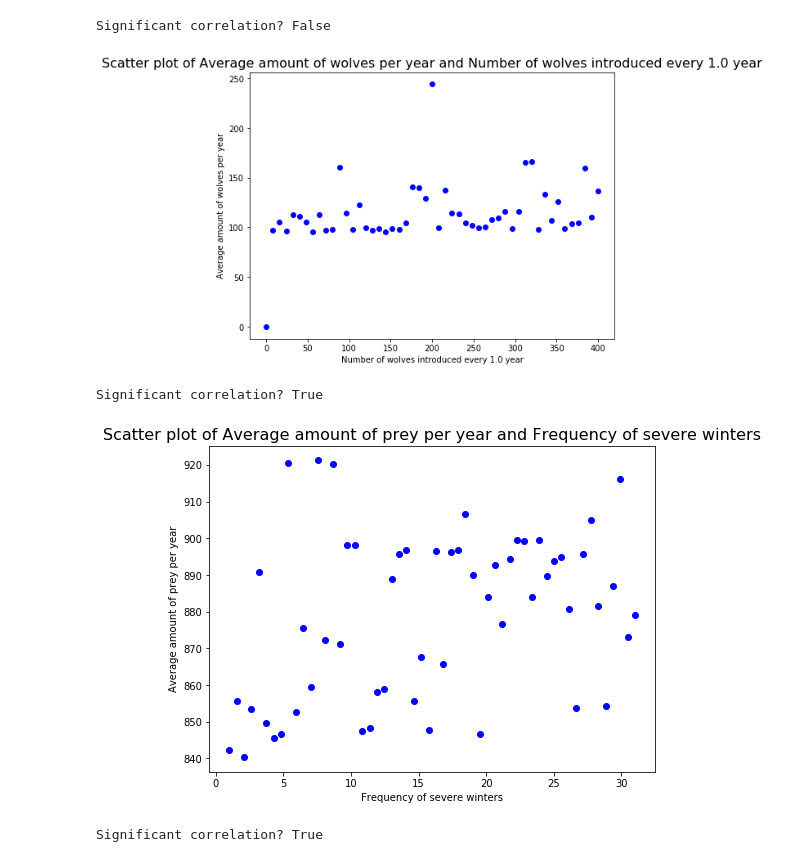
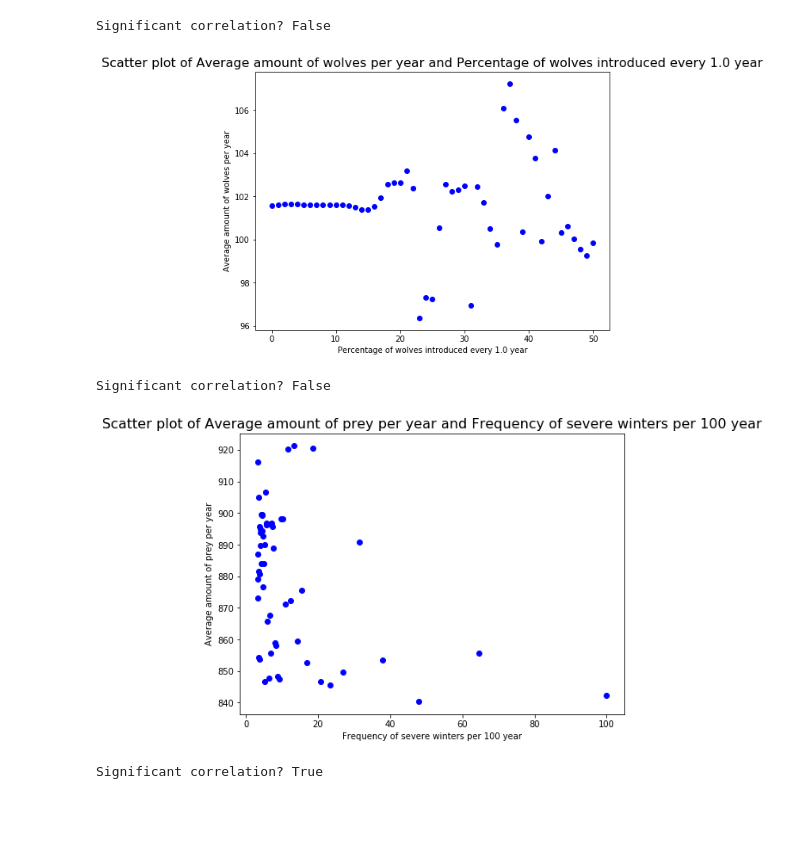
Before and after one commit to LvZut/Modeling-wolf-population-in-the-Netherlands, a Jupyter notebook: Lotka-Volterra test.ipynb, the cells around one changed output. Cells and saved outputs as stored; diff of their text form; code cells hidden in the pictures; blank space fills up the shorter version.

```diff
--- a/Lotka-Volterra test.ipynb
+++ b/Lotka-Volterra test.ipynb
@@ -286,15 +286,16 @@ def students_t_test(results, mean):
 # %%
 def test_significance(results, mean):
-    # Mean value is the 0 value, event does not happen.
+    """Check if correlation is significant by performing a t-test and checking the resulting p value."""
     _, p = students_t_test(results, mean)
     significant = False
 
-    # P < 0.05, null hypothesis rejected. Mean of results is significantly different from given mean.
+    # p < 0.05, null hypothesis rejected. Mean of results is significantly different from given mean.
     if p < 0.05:
         significant = True
     return significant
 # %%
 def make_scatter_plot(independant, dependant, independant_name, dependant_name):
+    """Make a scatter plot with the given data and names."""
     plt.figure(figsize=(8,6))
     plt.scatter(independant, dependant, c='b')
     plt.ylabel(dependant_name)
@@ -303,9 +304,8 @@ def make_scatter_plot(independant, dependant, independant_name, dependant_name):
     plt.show()
 # %%
 def average_amount_array(data_array, time_array):
+    """Return the average amount of animals per year by dividing the area under the graph by 100."""
     area = integrate.simps(data_array, time_array)
-
-    # The period is 100 years.
     return area/100
 # %%
 def avg_animals_integrate(index, p_min, p_max, steps, params, t_array, type='per'):
@@ -323,10 +325,11 @@ def avg_animals_integrate(index, p_min, p_max, steps, params, t_array, type='per
     return indep_var, results
 # %%
 def avg_animals_winters(p_min, p_max, steps, params, t_array, type='per'):
+    """Calculate for different frequency of severe winters, the average amount of prey per year."""
     results = []
     periods = np.linspace(p_min, p_max, steps+1)
 
-    # Calculate total avg amount of prey if every p year is severe winter.
+    # Calculate total average amount of prey if every p year 1 severe winter occurs.
     for p in periods:
         params[4] = p
         avg_roe = average_amount_array(lotka_volterra(params)[1], t_array)
@@ -799,37 +818,36 @@ Significant correlation? True
 [figure]
 Significant correlation? False
 # %%
-# Average amount of animals and percentage of wolves introduced
+# Make the parameters for percentage of wolves introduced.
 params_wolf = [init_wolf, init_deer, init_boar, step1, 365.25, 0, 'none', 'none', 'none', True, False, False]
 
 # Make data points for the different species.
-wolf_num, wolf_res = avg_animals_integrate(0, 0, 40, 50, params_wolf, t, type='num')
-wolf_num *= 10
+wolf_num, wolf_res = avg_animals_integrate(0, 0, -50, 50, params_wolf, t)
+wolf_num *= -1
 
-# Make scatter plots for the different species.
-make_scatter_plot(wolf_num, wolf_res, 'Number of wolves introduced every %s year' % str(params_wolf[4]/365.25),
+# Plot the data and check if the correlation is significant.
+make_scatter_plot(wolf_num, wolf_res, 'Percentage of wolves introduced every %s year' % str(params_wolf[4]/365.25),
                   'Average amount of wolves per year')
 print('Significant correlation? %s' % test_significance(wolf_res, mean_wolf))
 # %% [output]
-[figure, old version]
+[figure, new version]
-Significant correlation? True
+Significant correlation? False
 # %%
-# Average amount of animals and frequency of severe winters. In severe winter growth is decreased with 9/10.
+# Make the parameters for frequency of severe winters. In severe winter growth is decreased with 9/10.
 params_winter = [init_wolf, init_deer, init_boar, step1, 365.25, 0.9, 'none', 'none', 'none',
                  False, True, False]
 
-# Make data points for severe winter
+# Make data points for severe winter, where severe winters appear every 1-31 years.
 per_win, tot_prey = avg_animals_winters(365.25, 31*365.25, 55, params_winter, t)
-per_win /= 365.25
+per_win = 100 / (per_win/365.25)
 
 # Calculate mean, no events happening.
-params_mean = [init_wolf, init_deer, init_boar, step1, 365.25, 0.75, 'none', 'none', 'none',
-               False, False, False]
 tot_mean = mean_deer + mean_boar
 
-make_scatter_plot(per_win, tot_prey, 'Frequency of severe winters',
+# Plot the data and check if the correlation is significant.
+make_scatter_plot(per_win, tot_prey, 'Frequency of severe winters per 100 year',
                   'Average amount of prey per year')
 print('Significant correlation? %s' % test_significance(tot_prey, tot_mean))
 # %% [output]
-[figure, old version]
+[figure, new version]
 Significant correlation? True
```
Also changed, not shown: parts of 19 cells of this notebook.
